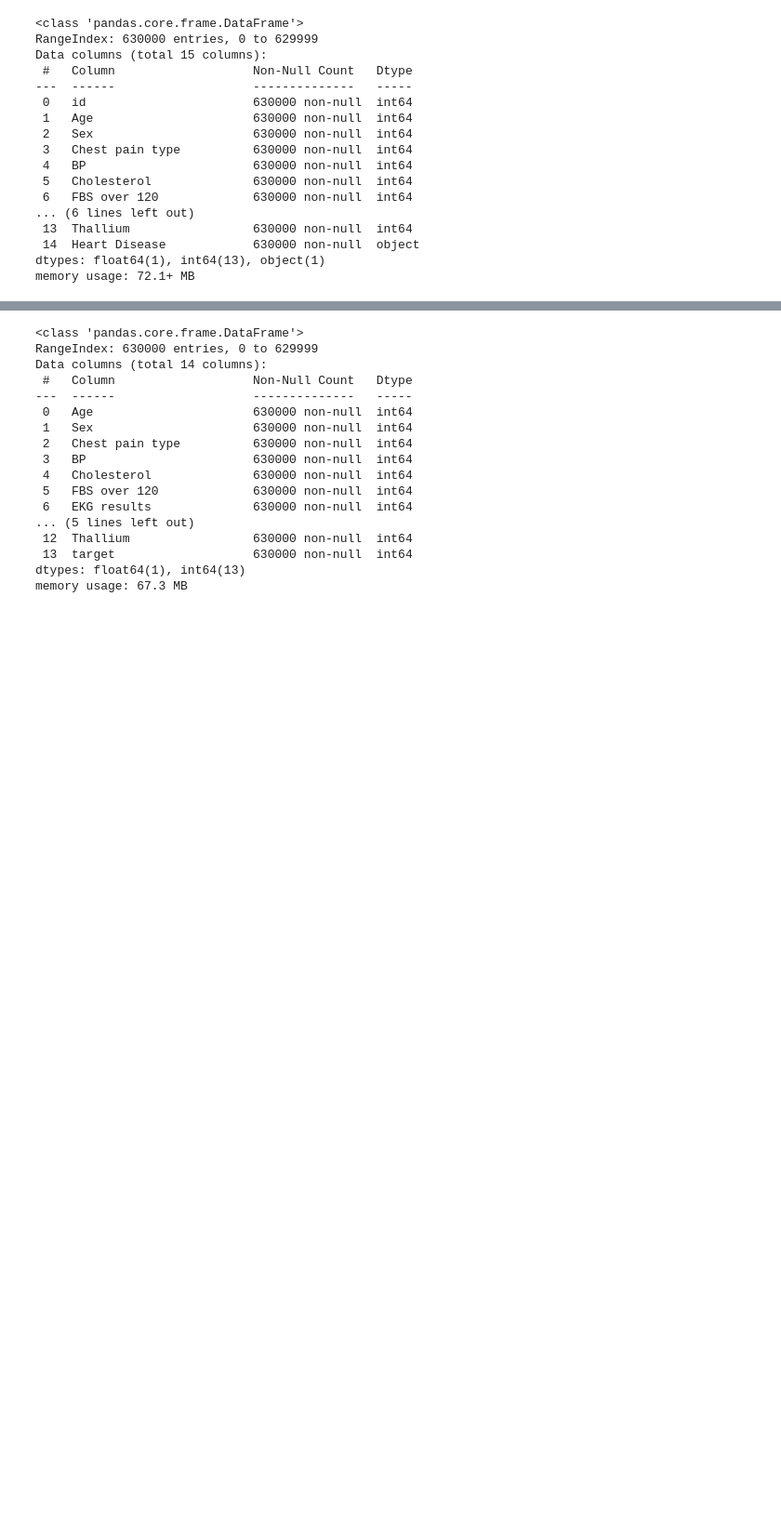
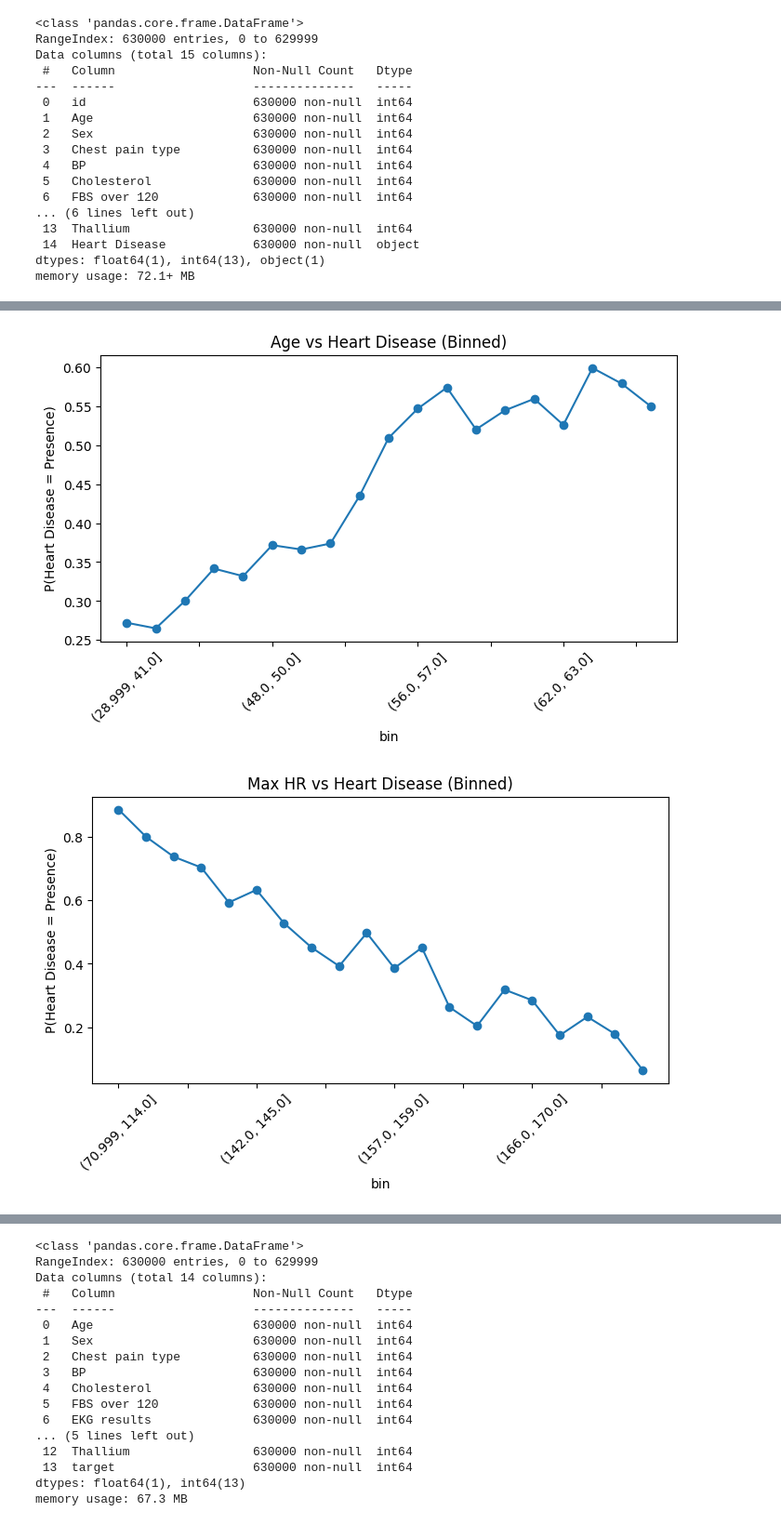
Before and after one commit to cringe-syco/ML, a Jupyter notebook: data/heart_disease/eda.ipynb, the cells around one changed output, grey strips where cells are left out. Shown at 93% size. Drawn from its saved outputs; the diff is of its cells as text; code cells hidden in the pictures; blank space fills up the shorter version.

```diff
--- a/data/heart_disease/eda.ipynb
+++ b/data/heart_disease/eda.ipynb
@@ -128,0 +166,22 @@ df = df.drop(columns=['Heart Disease', 'id'])
+# %%
+def plot_binned_target(df, feature, bins=20):
+    temp = df[[feature, "target"]].copy()
+    temp["bin"] = pd.qcut(temp[feature], q=bins, duplicates="drop")
+
+    grouped = temp.groupby("bin")["target"].mean()
+
+    plt.figure(figsize=(8,4))
+    grouped.plot(marker="o")
+    plt.ylabel("P(Heart Disease = Presence)")
+    plt.title(f"{feature} vs Heart Disease (Binned)")
+    plt.xticks(rotation=45)
+    plt.show()
+# %%
+plot_binned_target(df, "Age")
+plot_binned_target(df, "Max HR")
+plot_binned_target(df, "Cholesterol")
+plot_binned_target(df, "BP")
+plot_binned_target(df, "ST depression")
+# %% [output]
+[figure, added]
+[figure, added]
```
Also changed, not shown: parts of 31 cells of this notebook, 2 other files.
